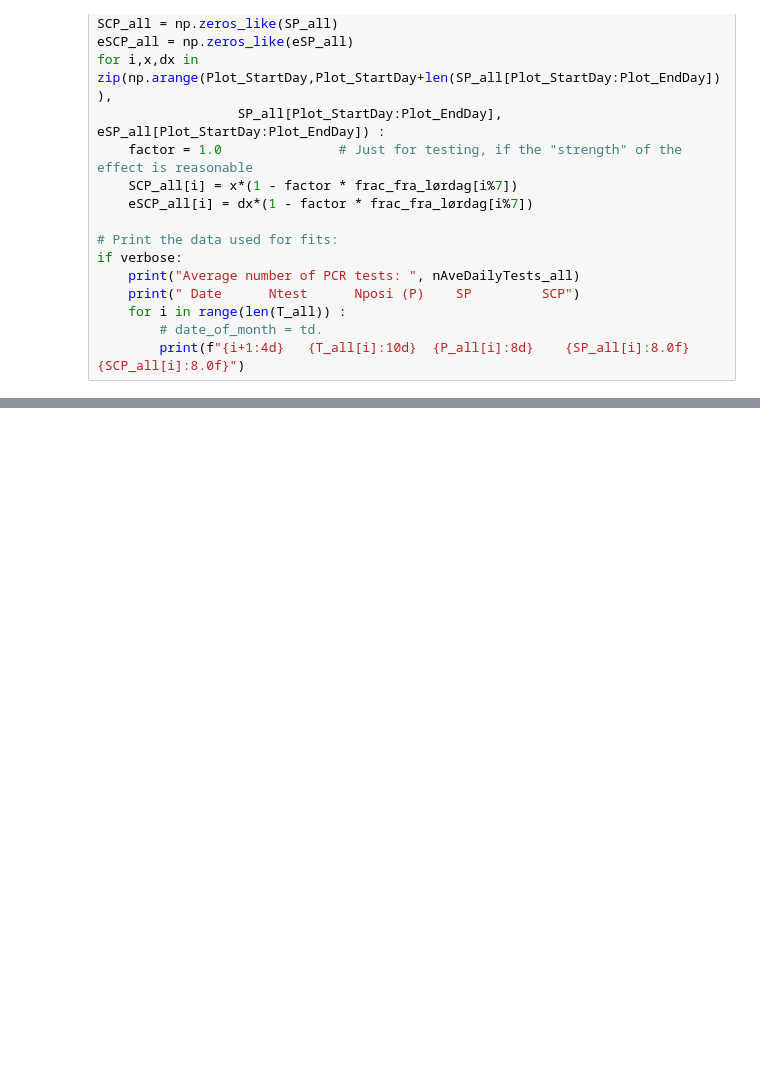
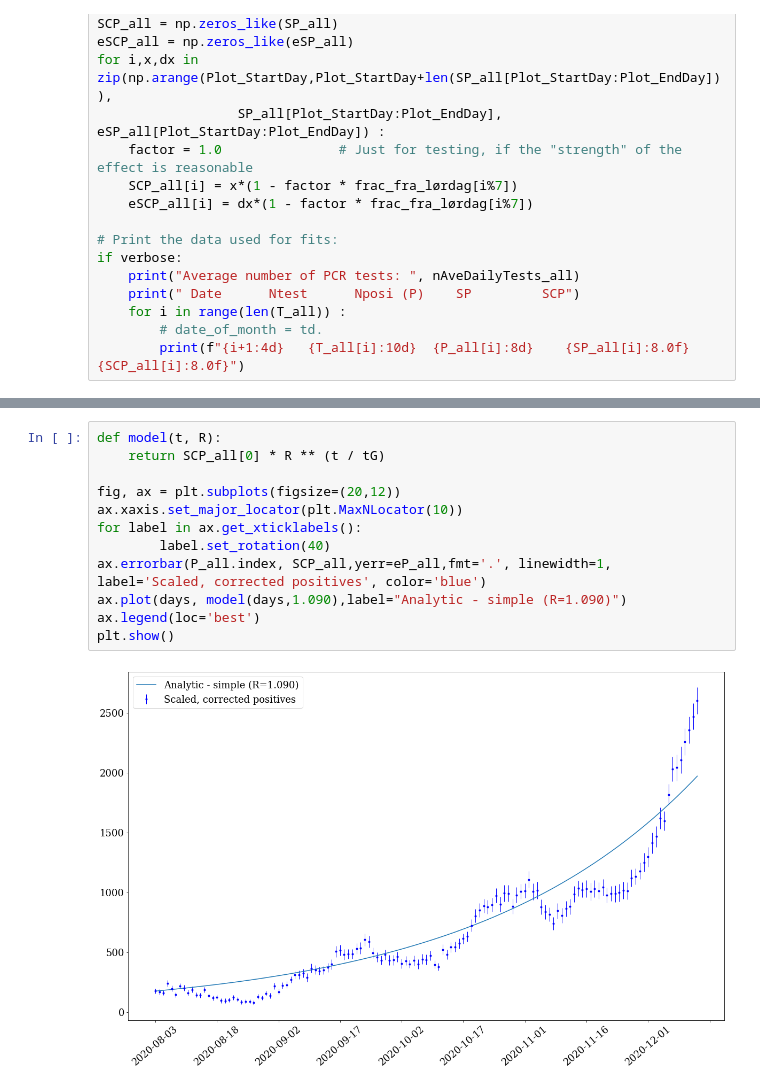
Before and after one commit to troelspetersen/Covid19fitting, a Jupyter notebook: MiscCode/Mean_R_fall_MBJ.ipynb, the cells around one changed output, grey strips where cells are left out. Cells and saved outputs as stored; diff of their text form; blank space fills up the shorter version.

```diff
--- a/MiscCode/Mean_R_fall_MBJ.ipynb
+++ b/MiscCode/Mean_R_fall_MBJ.ipynb
@@ -243,0 +263,14 @@ print(ChiSquareMean(Rt,Rt_err))
+# %%
+def model(t, R):
+    return SCP_all[0] * R ** (t / tG)
+
+fig, ax = plt.subplots(figsize=(20,12))
+ax.xaxis.set_major_locator(plt.MaxNLocator(10))
+for label in ax.get_xticklabels():
+        label.set_rotation(40)
+ax.errorbar(P_all.index, SCP_all,yerr=eP_all,fmt='.', linewidth=1, label='Scaled, corrected positives', color='blue')
+ax.plot(days, model(days,1.090),label="Analytic - simple (R=1.090)")
+ax.legend(loc='best')
+plt.show()
+# %% [output]
+[figure, added]
```
Also changed, not shown: parts of 10 cells of this notebook, 1 other file.
